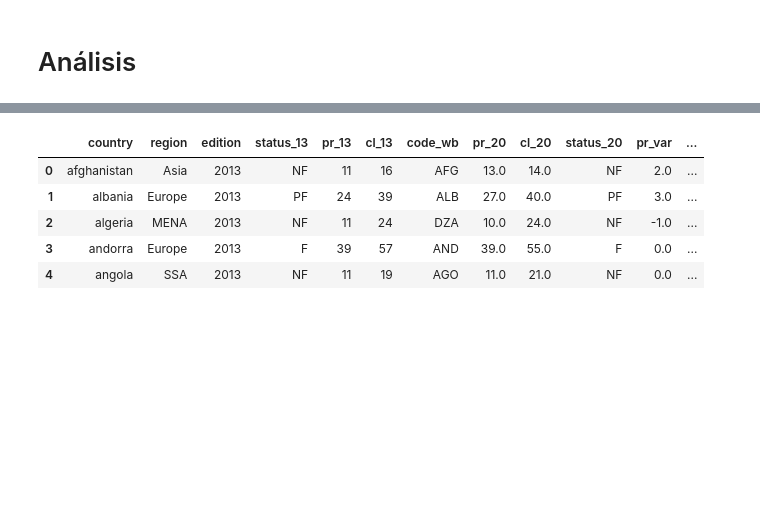
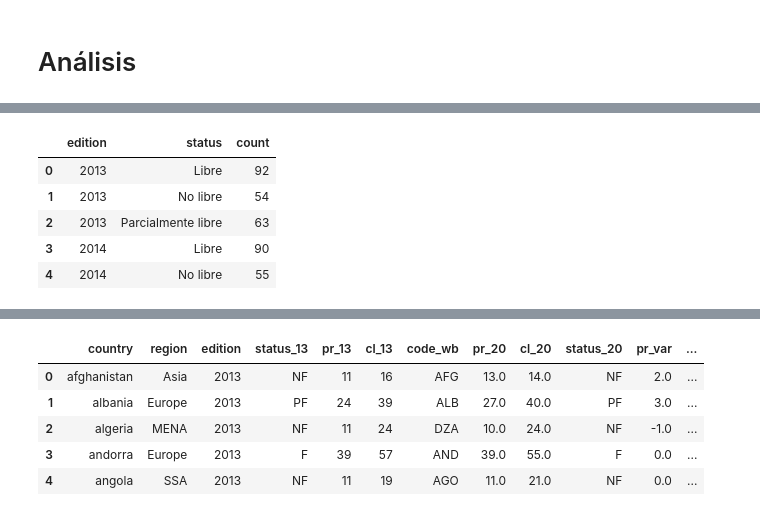
Before and after one commit to Morante-tech/PoliticAI, a Jupyter notebook: privado-articulos/notebooks/6_gobiernos_autoritarios.ipynb, the cells around one changed output, grey strips where cells are left out. Drawn from its saved outputs; the diff is of its cells as text; code cells hidden in the pictures; blank space fills up the shorter version.

```diff
--- a/privado-articulos/notebooks/6_gobiernos_autoritarios.ipynb
+++ b/privado-articulos/notebooks/6_gobiernos_autoritarios.ipynb
@@ -122,0 +137,11 @@ filas:  (389, 45)
+# %%
+df_count = df_freedomhouse.groupby(["edition","status"]).size().reset_index().rename(columns={0:"count"})
+df_count = df_count.replace({"F":"Libre", "NF": "No libre", "PF":"Parcialmente libre"})
+df_count.head()
+# %% [output]
+|  | edition | status | count |
+| 0 | 2013 | Libre | 92 |
+| 1 | 2013 | No libre | 54 |
+| 2 | 2013 | Parcialmente libre | 63 |
+| 3 | 2014 | Libre | 90 |
+| 4 | 2014 | No libre | 55 |
```
Also changed, not shown: parts of 7 cells of this notebook.
